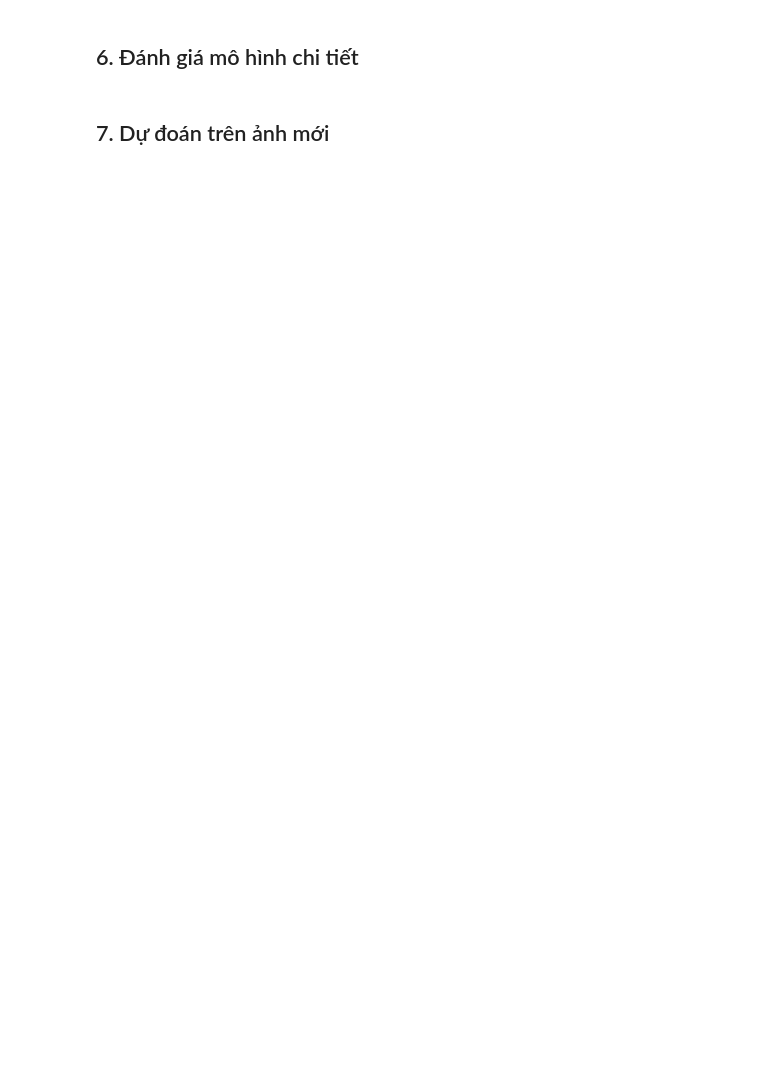
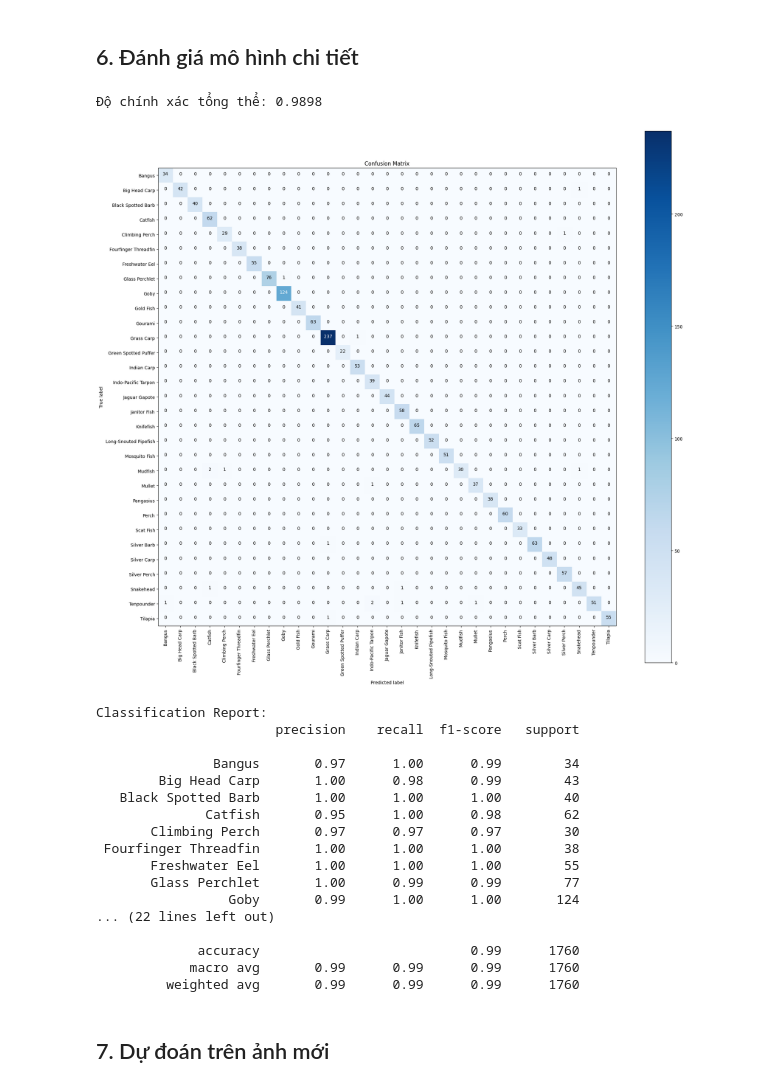
Before and after one commit to phamthanhtung35NB/fish_classification, a Jupyter notebook: trainBestGpu.ipynb, the cells around one changed output. Saved outputs shown, nothing was run; the diff lists cells and outputs as text; code cells hidden in the pictures; blank space fills up the shorter version.

```diff
--- a/trainBestGpu.ipynb
+++ b/trainBestGpu.ipynb
@@ -663,6 +666,34 @@ def evaluate_model(model, test_loader, device, class_names):
     print(report)
 
     return accuracy, cm, report
+# %%
+#Đánh giá mô hình, vẽ sơ đồ confusion matrix và in báo cáo phân loại
+accuracy, cm, report = evaluate_model(model, test_loader, device, class_names)
+# Lưu confusion matrix
+np.save('confusion_matrix.npy', cm)
+# Lưu báo cáo phân loại
+with open('classification_report.txt', 'w') as f:
+    f.write(report)
+# %% [output]
+Độ chính xác tổng thể: 0.9898
+[figure, added]
+Classification Report:
+                       precision    recall  f1-score   support
+
+               Bangus       0.97      1.00      0.99        34
+        Big Head Carp       1.00      0.98      0.99        43
+   Black Spotted Barb       1.00      1.00      1.00        40
+              Catfish       0.95      1.00      0.98        62
+       Climbing Perch       0.97      0.97      0.97        30
+ Fourfinger Threadfin       1.00      1.00      1.00        38
+       Freshwater Eel       1.00      1.00      1.00        55
+       Glass Perchlet       1.00      0.99      0.99        77
+                 Goby       0.99      1.00      1.00       124
+... (22 lines left out)
+
+             accuracy                           0.99      1760
+            macro avg       0.99      0.99      0.99      1760
+         weighted avg       0.99      0.99      0.99      1760
 # %% [markdown]
 ## 7. Dự đoán trên ảnh mới
 # %%
```
Also changed, not shown: parts of 4 cells of this notebook, 7 other files.
